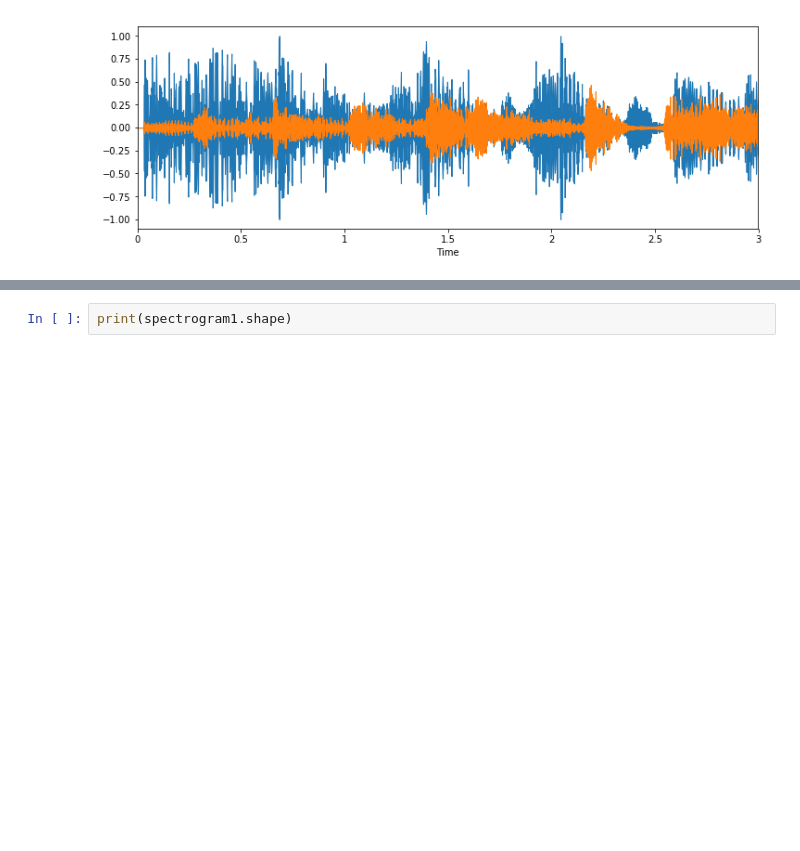
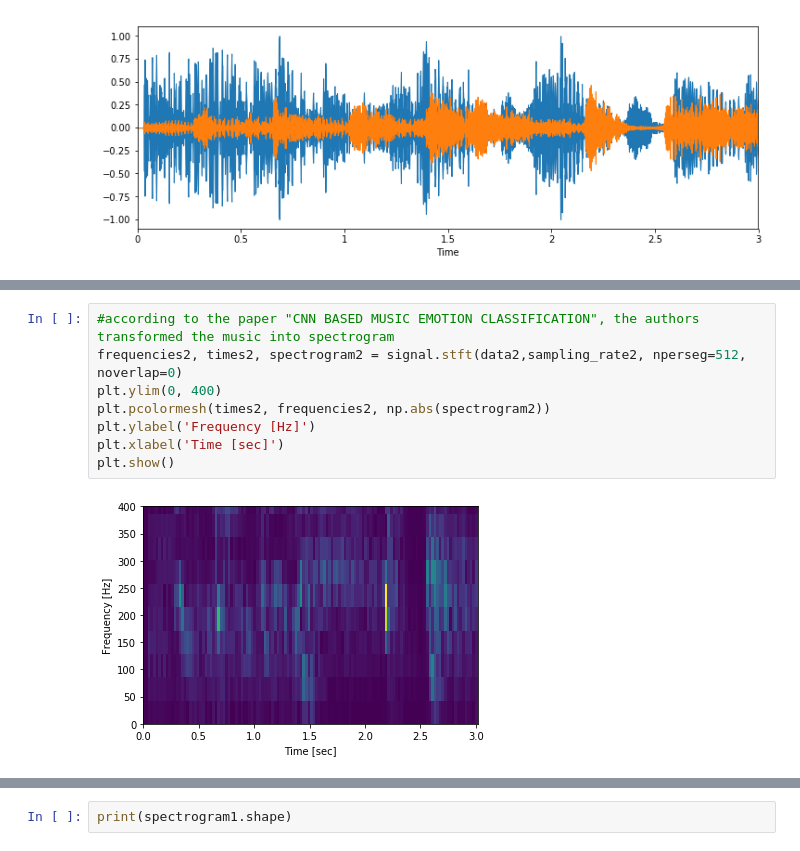
Before and after one commit to EzioAnCY/cs229project, a Jupyter notebook: CNN Based Music Emotion Classification.ipynb, the cells around one changed output, grey strips where cells are left out. Drawn from its saved outputs; the diff is of its cells as text; blank space fills up the shorter version.

```diff
--- a/CNN Based Music Emotion Classification.ipynb
+++ b/CNN Based Music Emotion Classification.ipynb
@@ -58,0 +59,10 @@ plt.show()
+# %%
+#according to the paper "CNN BASED MUSIC EMOTION CLASSIFICATION", the authors transformed the music into spectrogram
+frequencies2, times2, spectrogram2 = signal.stft(data2,sampling_rate2, nperseg=512, noverlap=0)
+plt.ylim(0, 400)
+plt.pcolormesh(times2, frequencies2, np.abs(spectrogram2))
+plt.ylabel('Frequency [Hz]')
+plt.xlabel('Time [sec]')
+plt.show()
+# %% [output]
+[figure, added]
```
Also changed, not shown: parts of 19 cells of this notebook.
